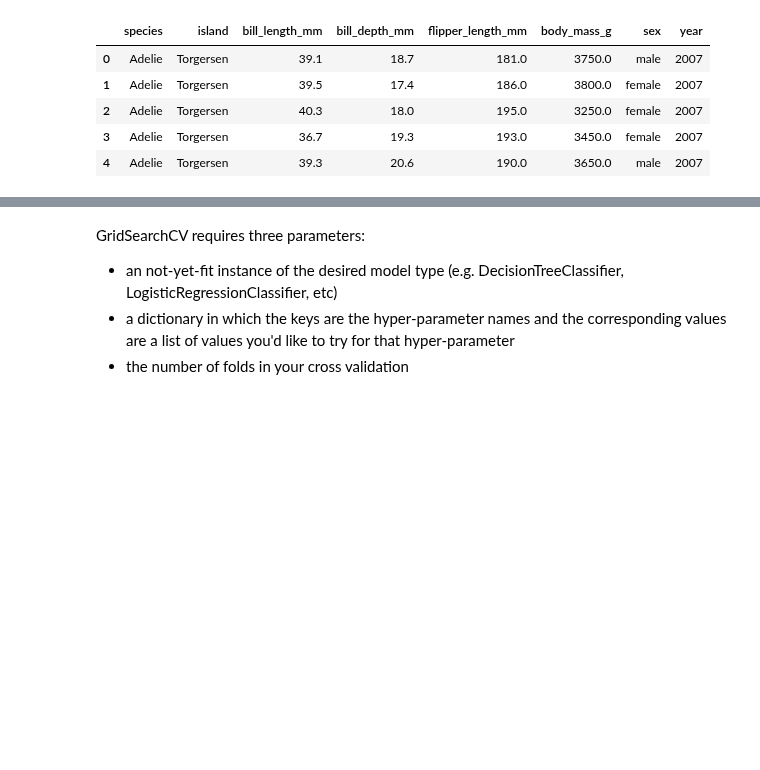
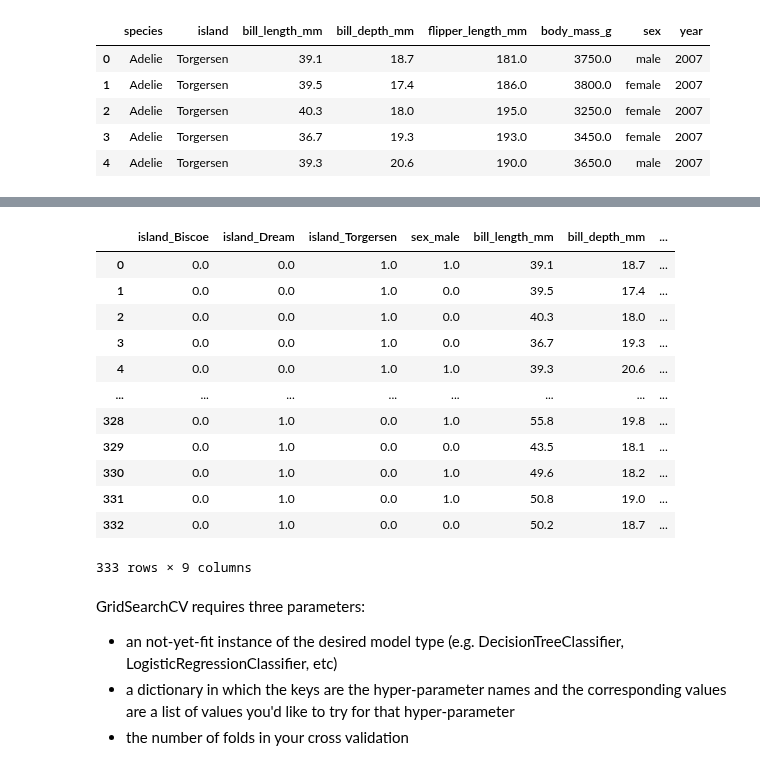
Before and after one commit to GettysburgDataScience/DS325-Notes, a Jupyter notebook: _sources/02_Classification/04_trees_gridcv.ipynb, the cells around one changed output, grey strips where cells are left out. Drawn from its saved outputs; the diff is of its cells as text; code cells hidden in the pictures; blank space fills up the shorter version.

```diff
--- a/_sources/02_Classification/04_trees_gridcv.ipynb
+++ b/_sources/02_Classification/04_trees_gridcv.ipynb
@@ -218,0 +206,35 @@ palmer.head()
+# %%
+y = palmer['species']
+X = palmer.drop(columns = 'species')
+
+oh_features = ['island', 'sex']
+oh = OneHotEncoder(drop = 'if_binary')
+
+coltrans = ColumnTransformer(
+    transformers = [
+        ('oh', oh, oh_features)
+    ],
+    remainder = 'passthrough',
+    verbose_feature_names_out = False
+)
+
+X_trans = coltrans.fit_transform(X)
+
+feature_names = coltrans.get_feature_names_out()
+
+X = pd.DataFrame(X_trans, columns = feature_names)
+X
+# %% [output]
+|  | island_Biscoe | island_Dream | island_Torgersen | sex_male | bill_length_mm | bill_depth_mm | ... |
+| 0 | 0.0 | 0.0 | 1.0 | 1.0 | 39.1 | 18.7 | ... |
+| 1 | 0.0 | 0.0 | 1.0 | 0.0 | 39.5 | 17.4 | ... |
+| 2 | 0.0 | 0.0 | 1.0 | 0.0 | 40.3 | 18.0 | ... |
+| 3 | 0.0 | 0.0 | 1.0 | 0.0 | 36.7 | 19.3 | ... |
+| 4 | 0.0 | 0.0 | 1.0 | 1.0 | 39.3 | 20.6 | ... |
+| ... | ... | ... | ... | ... | ... | ... | ... |
+| 328 | 0.0 | 1.0 | 0.0 | 1.0 | 55.8 | 19.8 | ... |
+| 329 | 0.0 | 1.0 | 0.0 | 0.0 | 43.5 | 18.1 | ... |
+| 330 | 0.0 | 1.0 | 0.0 | 1.0 | 49.6 | 18.2 | ... |
+| 331 | 0.0 | 1.0 | 0.0 | 1.0 | 50.8 | 19.0 | ... |
+| 332 | 0.0 | 1.0 | 0.0 | 0.0 | 50.2 | 18.7 | ... |
+333 rows × 9 columns
```
Also changed, not shown: parts of 11 cells of this notebook, 21 other files.
